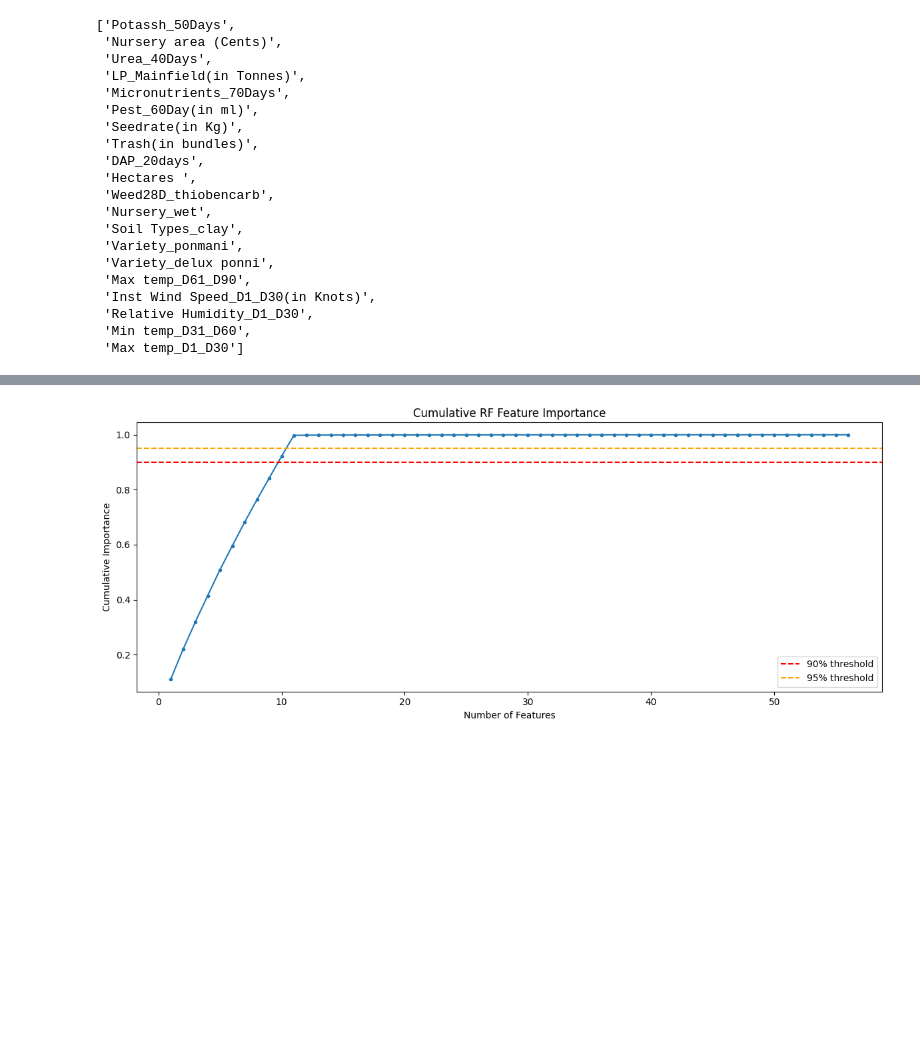
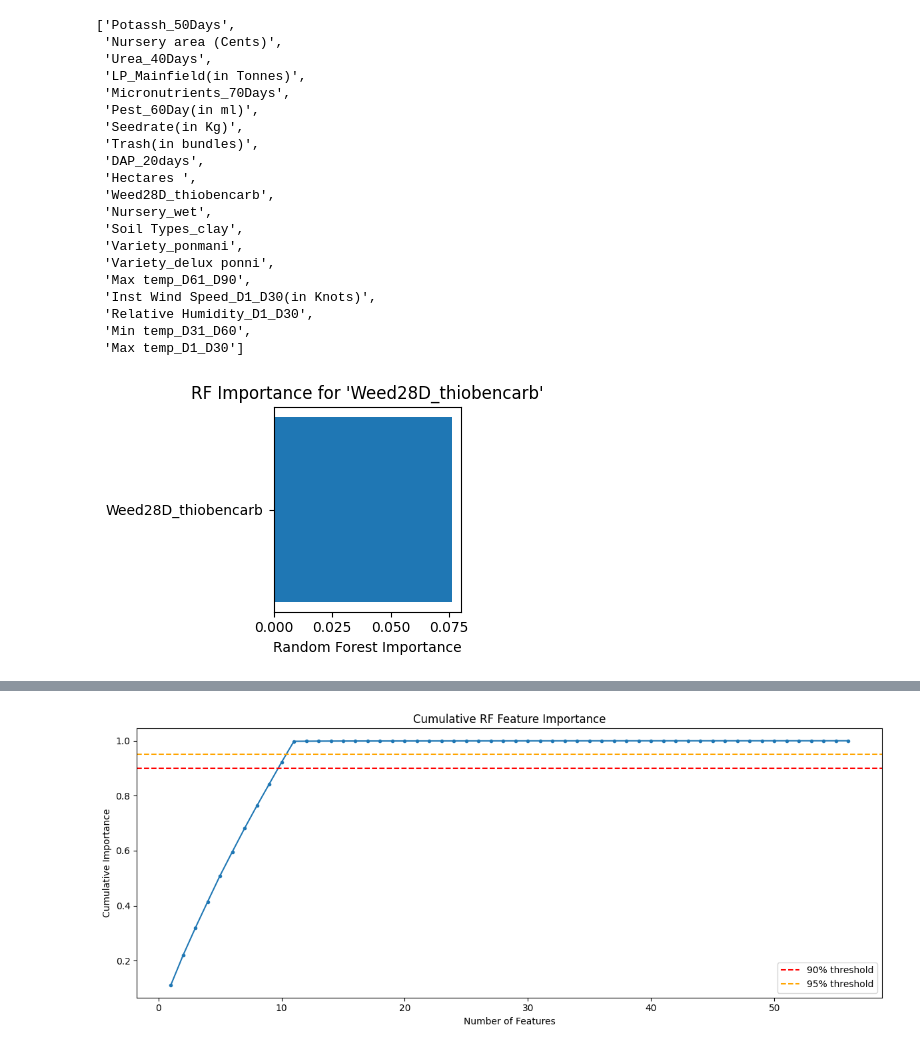
Before and after one commit to HelloPenguin1/Paddy_Yield_Prediction, a Jupyter notebook: notebooks/03_feature_selection.ipynb, the cells around one changed output, grey strips where cells are left out. Drawn from its saved outputs; the diff is of its cells as text; code cells hidden in the pictures; blank space fills up the shorter version.

Commit message:
added a graph and checks

```diff
--- a/notebooks/03_feature_selection.ipynb
+++ b/notebooks/03_feature_selection.ipynb
@@ -212,3 +212,17 @@ rf_features
  'Relative Humidity_D1_D30',
  'Min temp_D31_D60',
  'Max temp_D1_D30']
+# %%
+
+
+if importance is None:
+	raise KeyError(f"Feature '{feature}' not found in rf_importances")
+
+plt.figure(figsize=(4, 3))
+plt.barh([feature], [importance], color="C0")
+plt.xlabel("Random Forest Importance")
+plt.title(f"RF Importance for '{feature}'")
+plt.tight_layout()
+plt.show()
+# %% [output]
+[figure, added]
```
Also changed, not shown: parts of 1 cell of this notebook, 1 other file.
